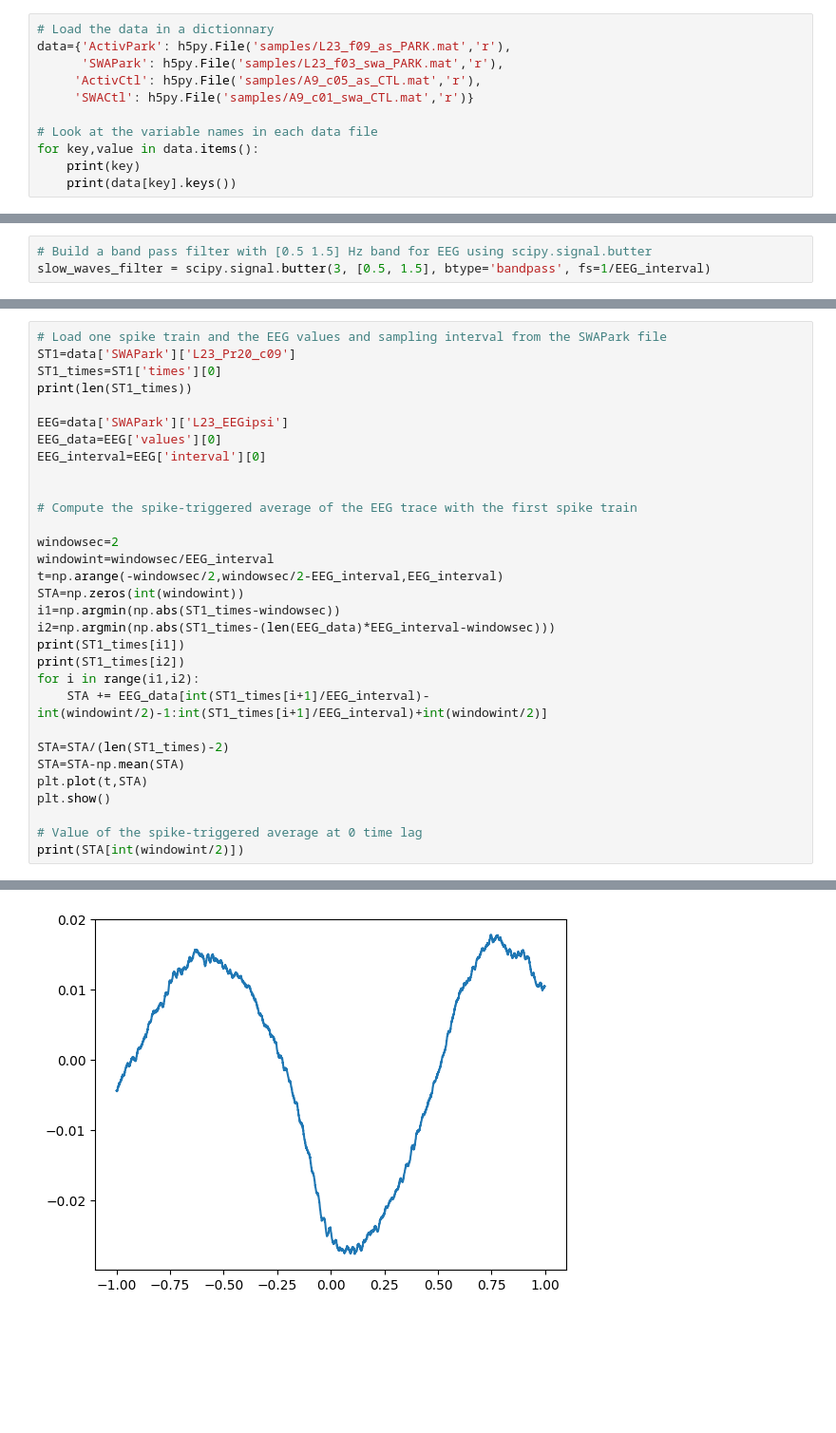
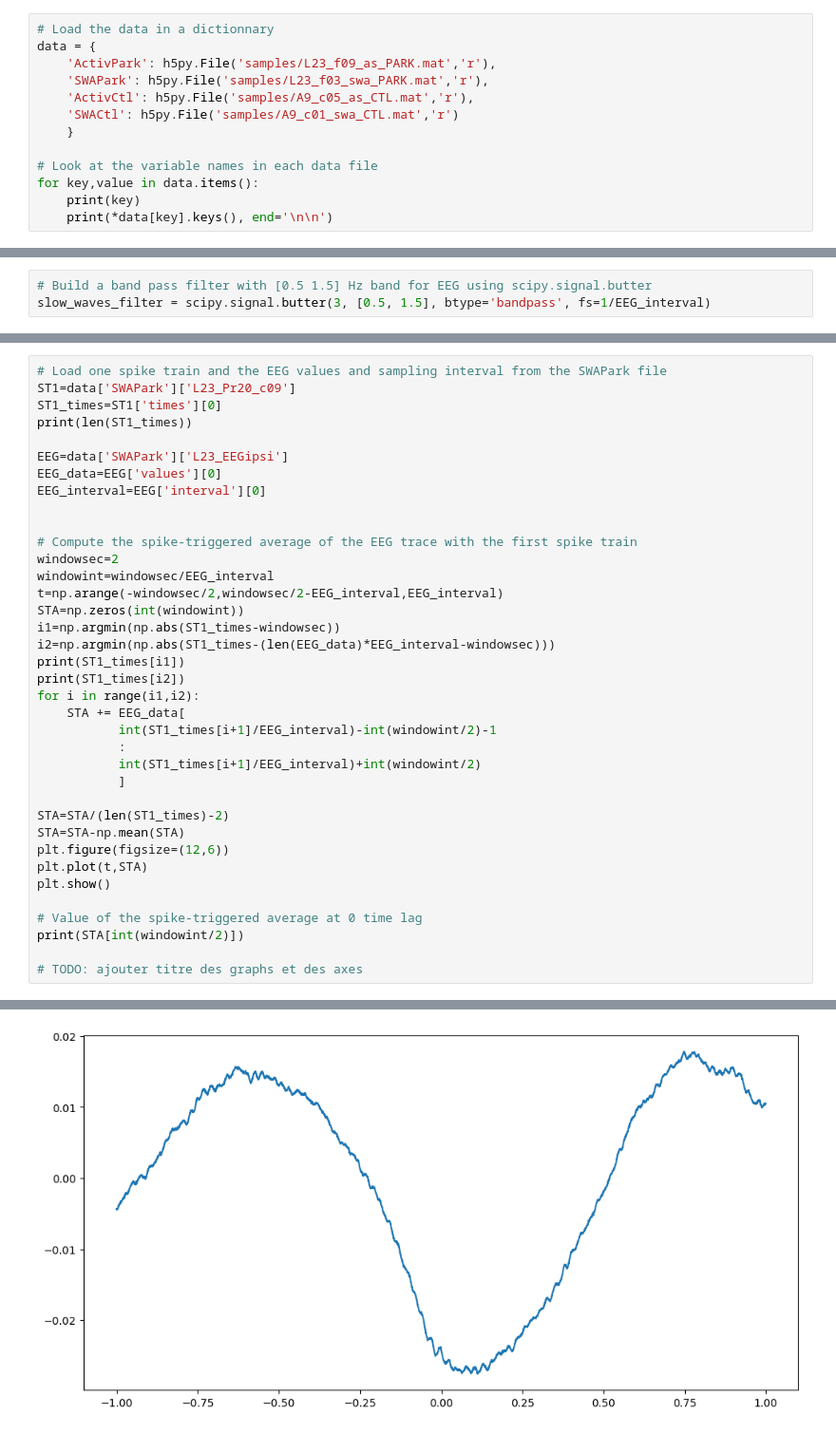
Before and after one commit to nicolas-bsrt/parkinson_project, a Jupyter notebook: project.ipynb, the cells around one changed output, grey strips where cells are left out. Shown at 95% size. Cells and saved outputs as stored; diff of their text form; blank space fills up the shorter version.

```diff
--- a/project.ipynb
+++ b/project.ipynb
@@ -7,13 +10,15 @@ import matplotlib.pyplot as plt
 # %%
 # Load the data in a dictionnary
-data={'ActivPark': h5py.File('samples/L23_f09_as_PARK.mat','r'),
-      'SWAPark': h5py.File('samples/L23_f03_swa_PARK.mat','r'),
-     'ActivCtl': h5py.File('samples/A9_c05_as_CTL.mat','r'),
-     'SWACtl': h5py.File('samples/A9_c01_swa_CTL.mat','r')}
+data = {
+    'ActivPark': h5py.File('samples/L23_f09_as_PARK.mat','r'),
+    'SWAPark': h5py.File('samples/L23_f03_swa_PARK.mat','r'),
+    'ActivCtl': h5py.File('samples/A9_c05_as_CTL.mat','r'),
+    'SWACtl': h5py.File('samples/A9_c01_swa_CTL.mat','r')
+    }
 
 # Look at the variable names in each data file
 for key,value in data.items():
     print(key)
-    print(data[key].keys())
+    print(*data[key].keys(), end='\n\n')
 # %% [output]
 ActivPark
@@ -317,36 +460,42 @@ ST1=data['SWAPark']['L23_Pr20_c09']
 ST1_times=ST1['times'][0]
 print(len(ST1_times))
 
 EEG=data['SWAPark']['L23_EEGipsi']
 EEG_data=EEG['values'][0]
 EEG_interval=EEG['interval'][0]
 
 
 # Compute the spike-triggered average of the EEG trace with the first spike train
-
 windowsec=2
 windowint=windowsec/EEG_interval
 t=np.arange(-windowsec/2,windowsec/2-EEG_interval,EEG_interval)
 STA=np.zeros(int(windowint))
 i1=np.argmin(np.abs(ST1_times-windowsec))
 i2=np.argmin(np.abs(ST1_times-(len(EEG_data)*EEG_interval-windowsec)))
 print(ST1_times[i1])
 print(ST1_times[i2])
 for i in range(i1,i2):
-    STA += EEG_data[int(ST1_times[i+1]/EEG_interval)-int(windowint/2)-1:int(ST1_times[i+1]/EEG_interval)+int(windowint/2)]
+    STA += EEG_data[
+           int(ST1_times[i+1]/EEG_interval)-int(windowint/2)-1
+           :
+           int(ST1_times[i+1]/EEG_interval)+int(windowint/2)
+           ]
 
 STA=STA/(len(ST1_times)-2)
 STA=STA-np.mean(STA)
+plt.figure(figsize=(12,6))
 plt.plot(t,STA)
 plt.show()
 
 # Value of the spike-triggered average at 0 time lag
 print(STA[int(windowint/2)])
+
+# TODO: ajouter titre des graphs et des axes
 # %% [output]
 3294
 1.9998095999999999
 98.0174096
-[figure, old version]
+[figure, new version]
 -0.024225651780057977
 # %%
 # Compute and plot the spike-triggered averages of the EEG with respect to all spike trains recorded in this SWAPark file
```
Also changed, not shown: parts of 29 cells of this notebook.
